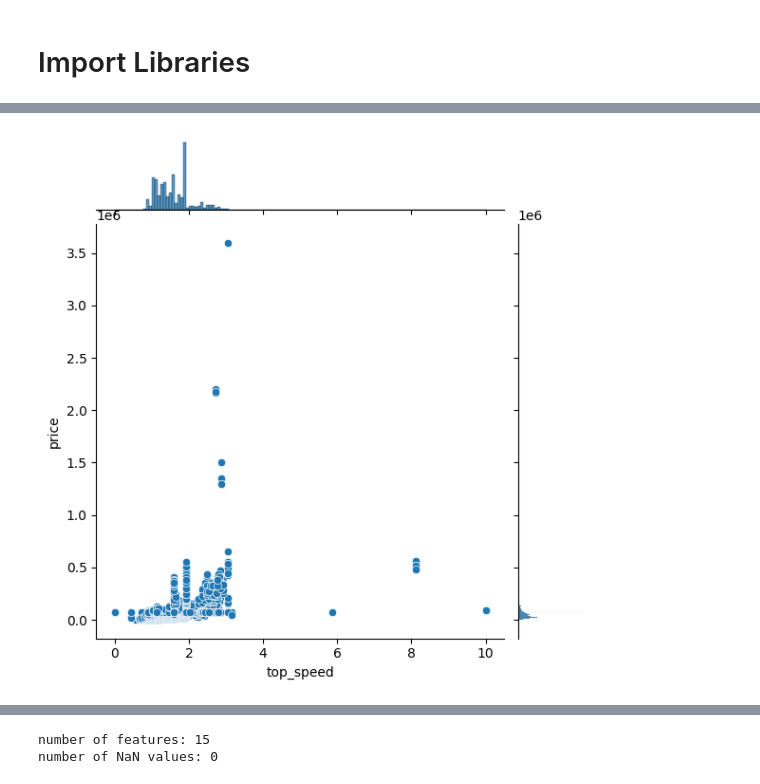
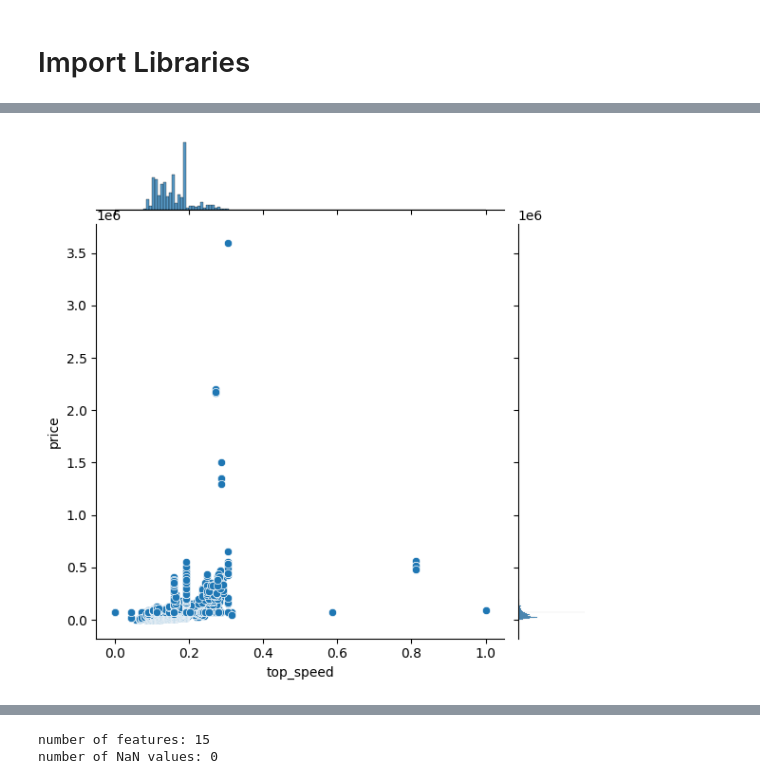
Before and after one commit to ghazicc/ML-Project2-Regression-Analysis-and-Model-Selection, a Jupyter notebook: notebook.ipynb, the cells around one changed output, grey strips where cells are left out. Drawn from its saved outputs; the diff is of its cells as text; code cells hidden in the pictures.

```diff
--- a/notebook.ipynb
+++ b/notebook.ipynb
@@ -69,46 +69,6 @@ for row in pf['horse_power']:
 pf['horse_power'].fillna(pf['horse_power'].mean(), inplace=True)
 
 
-
-#--------------------------------------------------------------------------------------------
-#changing all prices to USD with cleaning and filling the dirty with the mean.
-
-# print(len(pd.unique(pf['price']))) # i noticed from this, that i can't use replace(row,new) in the for loop, because there is just 3350 uniqe value from 6300.
-
-#pf.loc[1,'price']='moath' #I can use this to replace the value.
-
-#Change the prices to USD and clean the dirty entries
-index =-1
-for row in pf['price']:
-    index+=1
-    if 'SAR' in row:
-        pf.loc[index,"price"]=int(row[4:].replace(',','')) * 0.27
-
-    elif 'EGP' in row:
-        pf.loc[index,"price"]=int(row[4:].replace(',','')) * 0.02
-
-    elif 'BHD' in row:
-        pf.loc[index,"price"]=int(row[4:].replace(',','')) * 2.65
-
-    elif 'QAR' in row:
-        pf.loc[index,"price"]=int(row[4:].replace(',','')) * 0.27
-
-    elif 'OMR' in row:
-        pf.loc[index,"price"]=int(row[4:].replace(',','')) * 2.6
-
-    elif 'KWD' in row:
-        pf.loc[index,"price"]=int(row[4:].replace(',','')) * 3.25
-
-    elif 'AED' in row:
-        pf.loc[index,"price"]=int(row[4:].replace(',','')) * 0.27
-
-    else:
-        pf.loc[index,"price"]=None
-
-
-#fill the null values with the mean of the coloumn.
-pf['price'].fillna(pf['price'].mean(), inplace=True)
-
 #-------------------------------------------------------------
 #Now i need to check and clean topspeed and seats coloumns
 #if seates is bigger than 100, transfer this value to topspeed, and put None insted of it.
@@ -163,9 +123,51 @@ pf['car name'] = pf['car name'].map(freq_encoding)
 freq_encoding = pf['brand'].value_counts() / len(pf)
 pf['brand'] = pf['brand'].map(freq_encoding)
 
+#--------------------------------------------------------------------------------------------
+#changing all prices to USD with cleaning and filling the dirty with the mean.
+
+# print(len(pd.unique(pf['price']))) # i noticed from this, that i can't use replace(row,new) in the for loop, because there is just 3350 uniqe value from 6300.
+
+#pf.loc[1,'price']='moath' #I can use this to replace the value.
+
+#Change the prices to USD and clean the dirty entries
+index =-1
+for row in pf['price']:
+    index+=1
+    if 'SAR' in row:
+        pf.loc[index,"price"]=int(row[4:].replace(',','')) * 0.27
+
+    elif 'EGP' in row:
+        pf.loc[index,"price"]=int(row[4:].replace(',','')) * 0.02
+
+    elif 'BHD' in row:
+        pf.loc[index,"price"]=int(row[4:].replace(',','')) * 2.65
+
+    elif 'QAR' in row:
+        pf.loc[index,"price"]=int(row[4:].replace(',','')) * 0.27
+
+    elif 'OMR' in row:
+        pf.loc[index,"price"]=int(row[4:].replace(',','')) * 2.6
+
+    elif 'KWD' in row:
+        pf.loc[index,"price"]=int(row[4:].replace(',','')) * 3.25
+
+    elif 'AED' in row:
+        pf.loc[index,"price"]=int(row[4:].replace(',','')) * 0.27
+
+    else:
+        pf.loc[index,"price"]=None
+
+
+#fill the null values with the mean of the coloumn.
+pf['price'].fillna(pf['price'].mean(), inplace=True)
+
+# drop rows containing null price values
+# pf.dropna(subset=['price'], inplace=True)
+
 #normalize the price, horsepower, and top_speed from 0 to 10
 
-pf[['engine_capacity', 'cylinder', 'horse_power', 'top_speed', 'seats']] = MinMaxScaler(feature_range=(0, 10)).fit_transform(pf[['engine_capacity', 'cylinder', 'horse_power', 'top_speed', 'seats']])
+pf[['engine_capacity', 'cylinder', 'horse_power', 'top_speed', 'seats']] = MinMaxScaler(feature_range=(0, 1)).fit_transform(pf[['engine_capacity', 'cylinder', 'horse_power', 'top_speed', 'seats']])
 # pd.set_option('display.max_columns', None)
 # pd.set_option('display.max_rows', None)
 # print(pf.head(10))
@@ -195 +197 @@ For example, when doing 'df[col].method(value, inplace=True)', try using 'df.met
-[figure, old version]
+[figure, new version]
```
Also changed, not shown: parts of 6 cells of this notebook.
